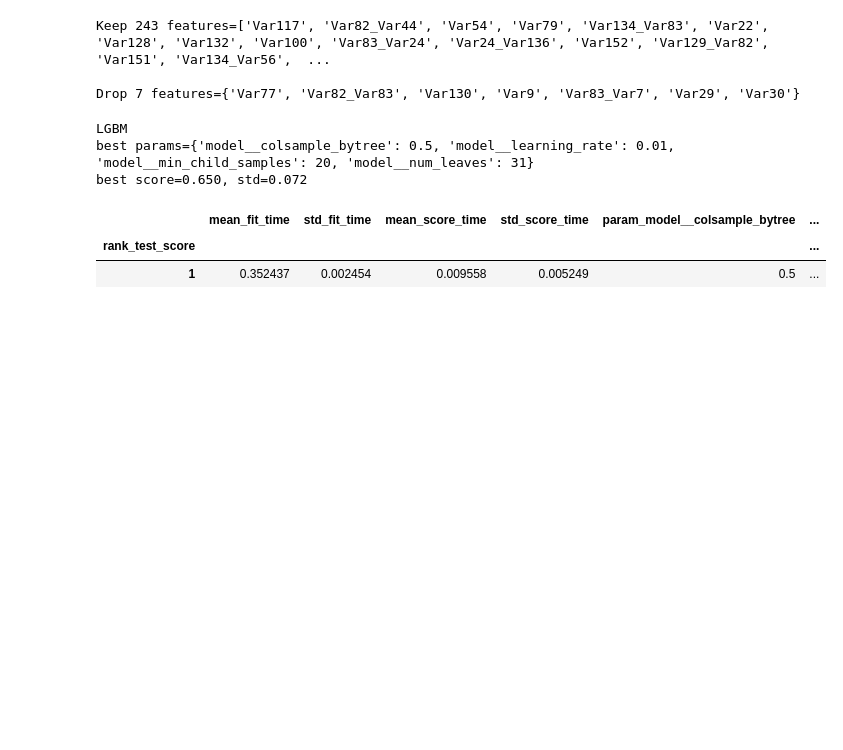
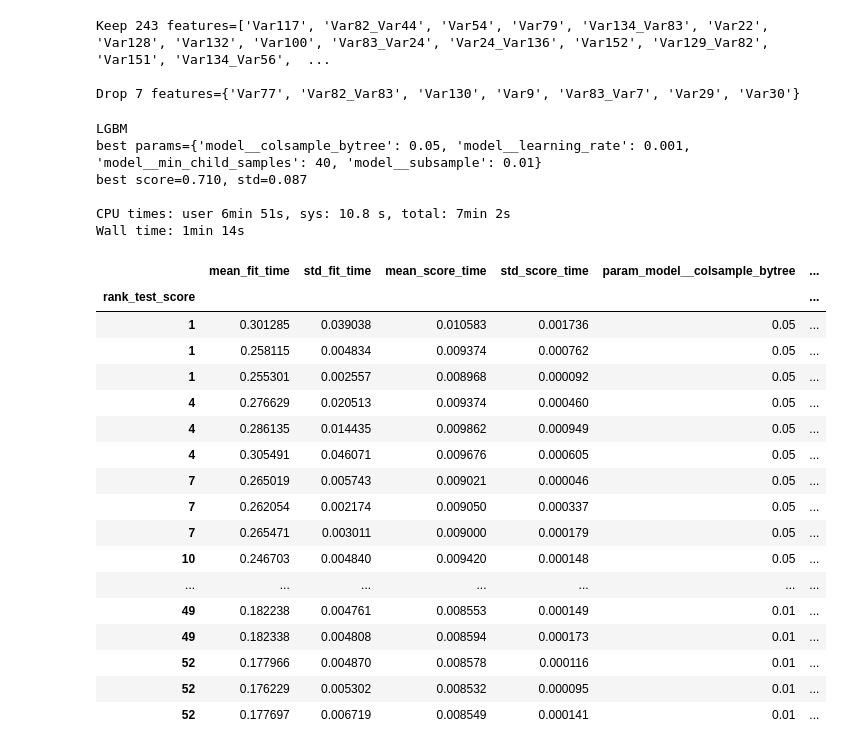
Before and after one commit to seahrh/credit-scoring-exercise, a Jupyter notebook: ex2.ipynb, the cells around one changed output. Cells and saved outputs as stored; diff of their text form; code cells hidden in the pictures; blank space fills up the shorter version.

```diff
--- a/ex2.ipynb
+++ b/ex2.ipynb
@@ -200,14 +204,15 @@ Drop 7 features={'Var77', 'Var82_Var83', 'Var130', 'Var9', 'Var83_Var7', 'Var29'
 y_train = train[TARGET]
 x_train = train[FEATURES]
 # %%
+%%time
 # scale_pos_weight is the ratio of number of negative class to the positive class.
 model = lgb.LGBMClassifier(n_estimators=ESTIMATORS, reg_alpha=1, scale_pos_weight=49)
 pipe = Pipeline([('model', model)])
 param_grid = {
-    'model__learning_rate': [0.01],
-    'model__num_leaves': [31],
-    'model__min_child_samples': [20],
-    'model__colsample_bytree': [0.5]
+    'model__learning_rate': [0.01, 0.001],
+    'model__subsample': [0.01, 0.05, 0.1],
+    'model__min_child_samples': [20, 40, 80],
+    'model__colsample_bytree': [0.01, 0.05, 0.1]
 }
 # Defaults to StratifiedKFold
 lgbm = GridSearchCV(pipe, cv=FOLDS, param_grid=param_grid, scoring=SCORING)
@@ -220,14 +225,35 @@ best score={best_score:0.3f}, std={best_score_std:0.3f}
 """)
 res = pd.DataFrame.from_dict(lgbm.cv_results_)
 res.set_index('rank_test_score', inplace=True)
-res.head()
+res.sort_index(inplace=True)
 # %% [output]
 LGBM
-best params={'model__colsample_bytree': 0.5, 'model__learning_rate': 0.01, 'model__min_child_samples': 20, 'model__num_leaves': 31}
-best score=0.650, std=0.072
+best params={'model__colsample_bytree': 0.05, 'model__learning_rate': 0.001, 'model__min_child_samples': 40, 'model__subsample': 0.01}
+best score=0.710, std=0.087
+
+CPU times: user 6min 51s, sys: 10.8 s, total: 7min 2s
+Wall time: 1min 14s
-|  | mean_fit_time | std_fit_time | mean_score_time | std_score_time | param_model__colsample_bytree | ... |
-| rank_test_score |  |  |  |  |  | ... |
-| 1 | 0.352437 | 0.002454 | 0.009558 | 0.005249 | 0.5 | ... |
+# %%
+res.head(100)
+# %% [output]
+|  | mean_fit_time | std_fit_time | mean_score_time | std_score_time | param_model__colsample_bytree | ... |
+| rank_test_score |  |  |  |  |  | ... |
+| 1 | 0.301285 | 0.039038 | 0.010583 | 0.001736 | 0.05 | ... |
+| 1 | 0.258115 | 0.004834 | 0.009374 | 0.000762 | 0.05 | ... |
+| 1 | 0.255301 | 0.002557 | 0.008968 | 0.000092 | 0.05 | ... |
+| 4 | 0.276629 | 0.020513 | 0.009374 | 0.000460 | 0.05 | ... |
+| 4 | 0.286135 | 0.014435 | 0.009862 | 0.000949 | 0.05 | ... |
+| 4 | 0.305491 | 0.046071 | 0.009676 | 0.000605 | 0.05 | ... |
+| 7 | 0.265019 | 0.005743 | 0.009021 | 0.000046 | 0.05 | ... |
+| 7 | 0.262054 | 0.002174 | 0.009050 | 0.000337 | 0.05 | ... |
+| 7 | 0.265471 | 0.003011 | 0.009000 | 0.000179 | 0.05 | ... |
+| 10 | 0.246703 | 0.004840 | 0.009420 | 0.000148 | 0.05 | ... |
+| ... | ... | ... | ... | ... | ... | ... |
+| 49 | 0.182238 | 0.004761 | 0.008553 | 0.000149 | 0.01 | ... |
+| 49 | 0.182338 | 0.004808 | 0.008594 | 0.000173 | 0.01 | ... |
+| 52 | 0.177966 | 0.004870 | 0.008578 | 0.000116 | 0.01 | ... |
+| 52 | 0.176229 | 0.005302 | 0.008532 | 0.000095 | 0.01 | ... |
+| 52 | 0.177697 | 0.006719 | 0.008549 | 0.000141 | 0.01 | ... |
 # %%
 lgb.plot_importance(lgbm.best_estimator_['model'], figsize=(10, 80))
 # %% [output]
```
Also changed, not shown: parts of 7 cells of this notebook.
